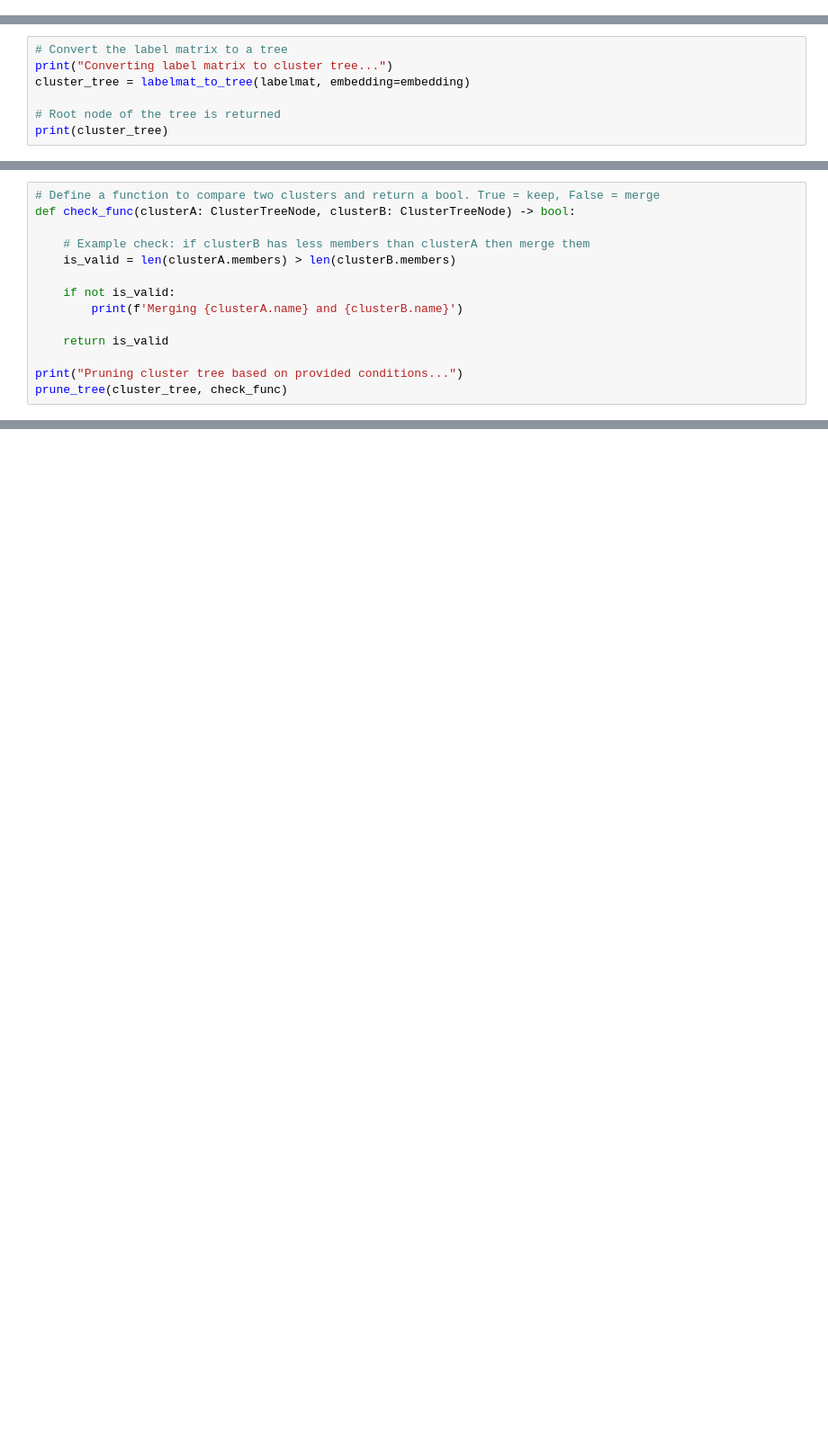
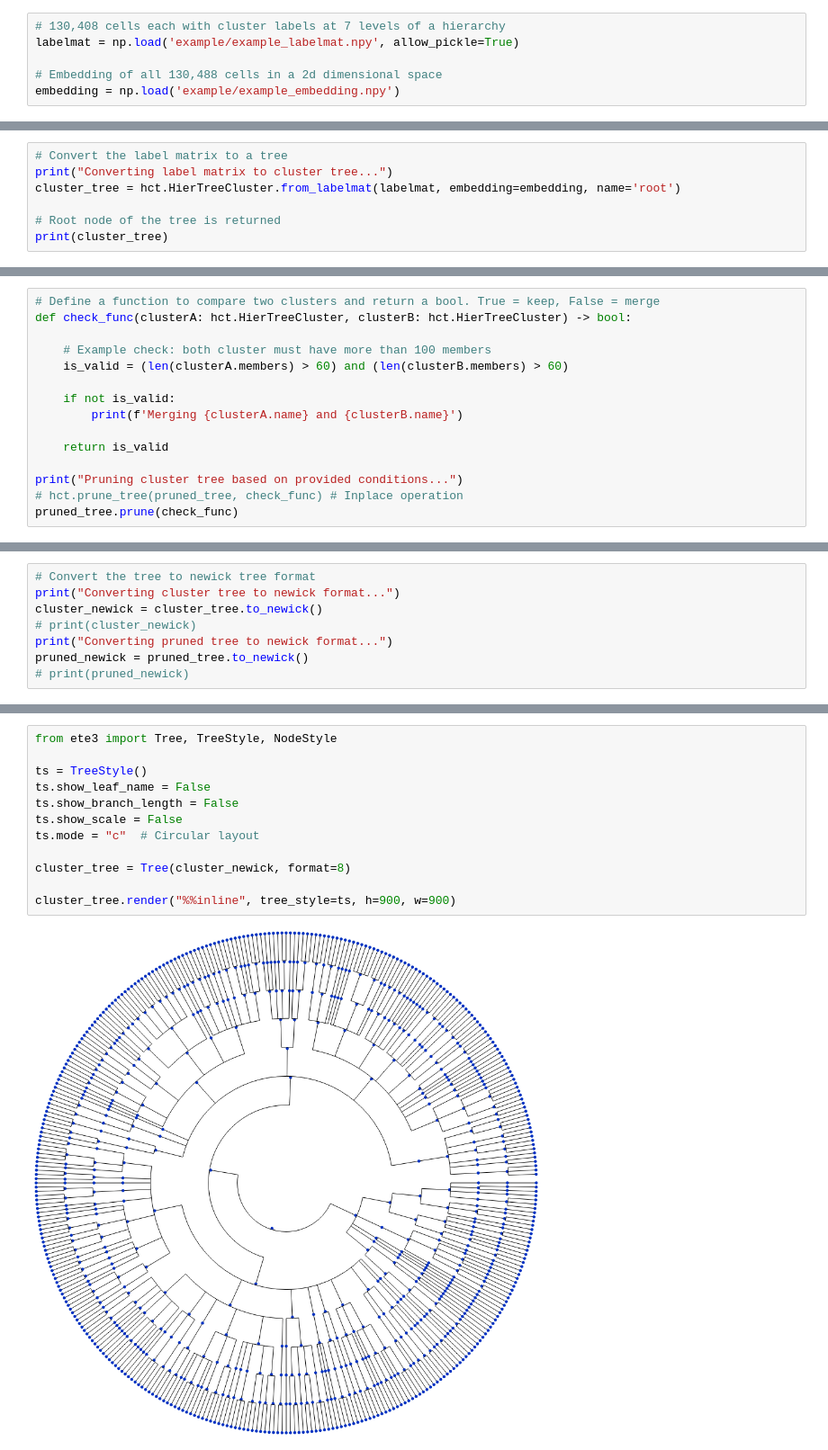
Before and after one commit to ehvr20/HierarchicalClusterTree, a Jupyter notebook: example.ipynb, the cells around one changed output, grey strips where cells are left out. Shown at 90% size. Cells and saved outputs as stored; diff of their text form; blank space fills up the shorter version.

Commit message:
Reduced Class
- Added main figure
- Reduced class to core functionality

```diff
--- a/example.ipynb
+++ b/example.ipynb
@@ -28,0 +7,6 @@ array([['A', 'A1', 'A1.1'],
+# %%
+# 130,408 cells each with cluster labels at 7 levels of a hierarchy
+labelmat = np.load('example/example_labelmat.npy', allow_pickle=True)
+
+# Embedding of all 130,488 cells in a 2d dimensional space
+embedding = np.load('example/example_embedding.npy')
@@ -29,7 +15,7 @@ array([['A', 'A1', 'A1.1'],
 # %%
 # Convert the label matrix to a tree
 print("Converting label matrix to cluster tree...")
-cluster_tree = labelmat_to_tree(labelmat, embedding=embedding)
+cluster_tree = hct.HierTreeCluster.from_labelmat(labelmat, embedding=embedding, name='root')
 
 # Root node of the tree is returned
 print(cluster_tree)
@@ -39,9 +32,9 @@ ClusterTreeNode(name='root', level=0, num_members=8, parent='None', children=[A,
 # %%
 # Define a function to compare two clusters and return a bool. True = keep, False = merge
-def check_func(clusterA: ClusterTreeNode, clusterB: ClusterTreeNode) -> bool:
+def check_func(clusterA: hct.HierTreeCluster, clusterB: hct.HierTreeCluster) -> bool:
 
-    # Example check: if clusterB has less members than clusterA then merge them
-    is_valid = len(clusterA.members) > len(clusterB.members)
+    # Example check: both cluster must have more than 100 members
+    is_valid = (len(clusterA.members) > 60) and (len(clusterB.members) > 60)
 
     if not is_valid:
         print(f'Merging {clusterA.name} and {clusterB.name}')
@@ -49,6 +42,7 @@ def check_func(clusterA: ClusterTreeNode, clusterB: ClusterTreeNode) -> bool:
     return is_valid
 
 print("Pruning cluster tree based on provided conditions...")
-prune_tree(cluster_tree, check_func)
+# hct.prune_tree(pruned_tree, check_func) # Inplace operation
+pruned_tree.prune(check_func)
 # %% [output]
 Pruning cluster tree based on provided conditions...
@@ -74,0 +87,8 @@ array([['root', 'A_B', 'A1', 'A1.1'],
+# %%
+# Convert the tree to newick tree format
+print("Converting cluster tree to newick format...")
+cluster_newick = cluster_tree.to_newick()
+# print(cluster_newick)
+print("Converting pruned tree to newick format...")
+pruned_newick = pruned_tree.to_newick()
+# print(pruned_newick)
@@ -74,0 +100,14 @@ array([['root', 'A_B', 'A1', 'A1.1'],
+# %%
+from ete3 import Tree, TreeStyle, NodeStyle
+
+ts = TreeStyle()
+ts.show_leaf_name = False
+ts.show_branch_length = False
+ts.show_scale = False
+ts.mode = "c"  # Circular layout
+
+cluster_tree = Tree(cluster_newick, format=8)
+
+cluster_tree.render("%%inline", tree_style=ts, h=900, w=900)
+# %% [output]
+[figure, added]
```
Also changed, not shown: parts of 15 cells of this notebook, 11 other files.
